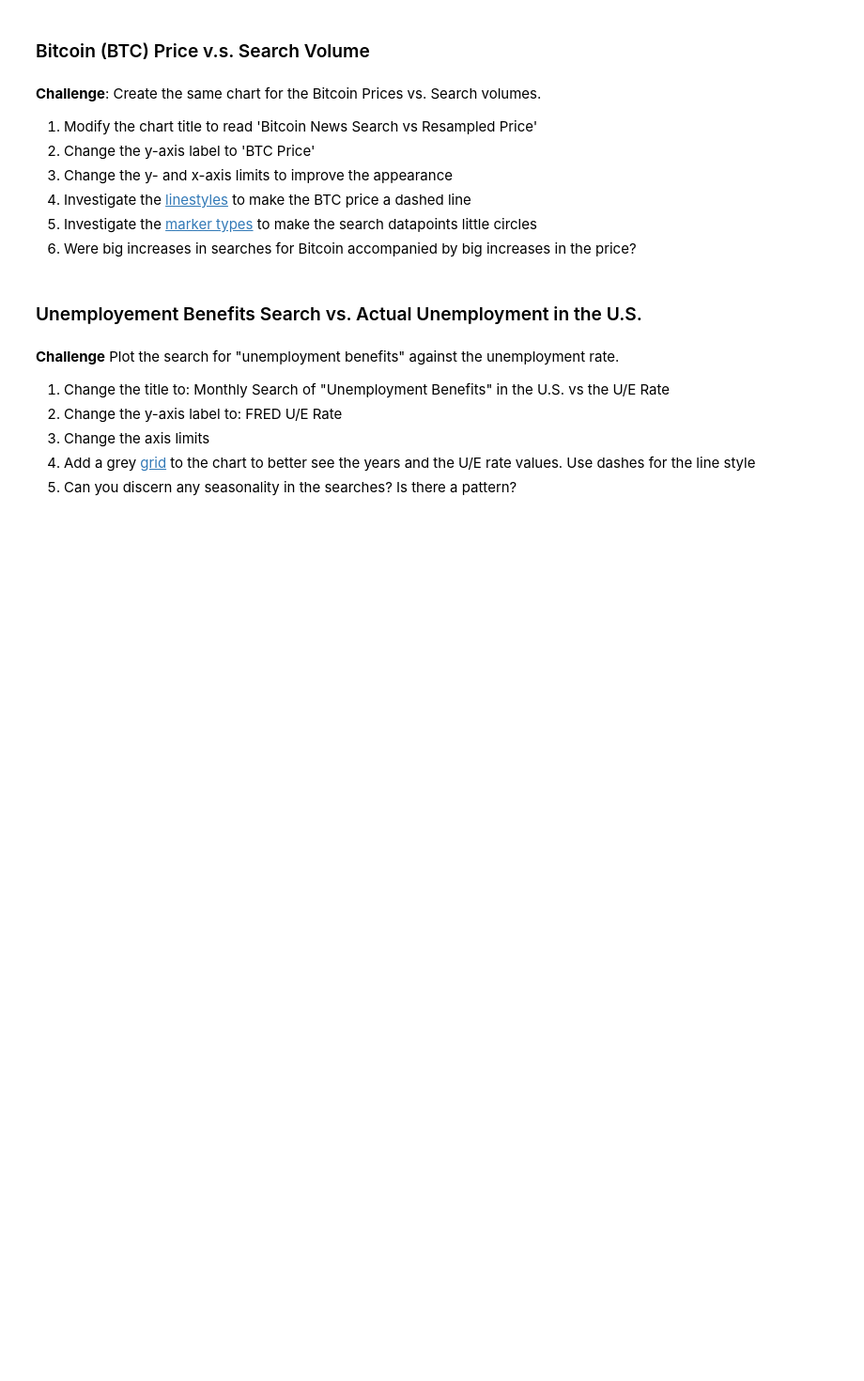
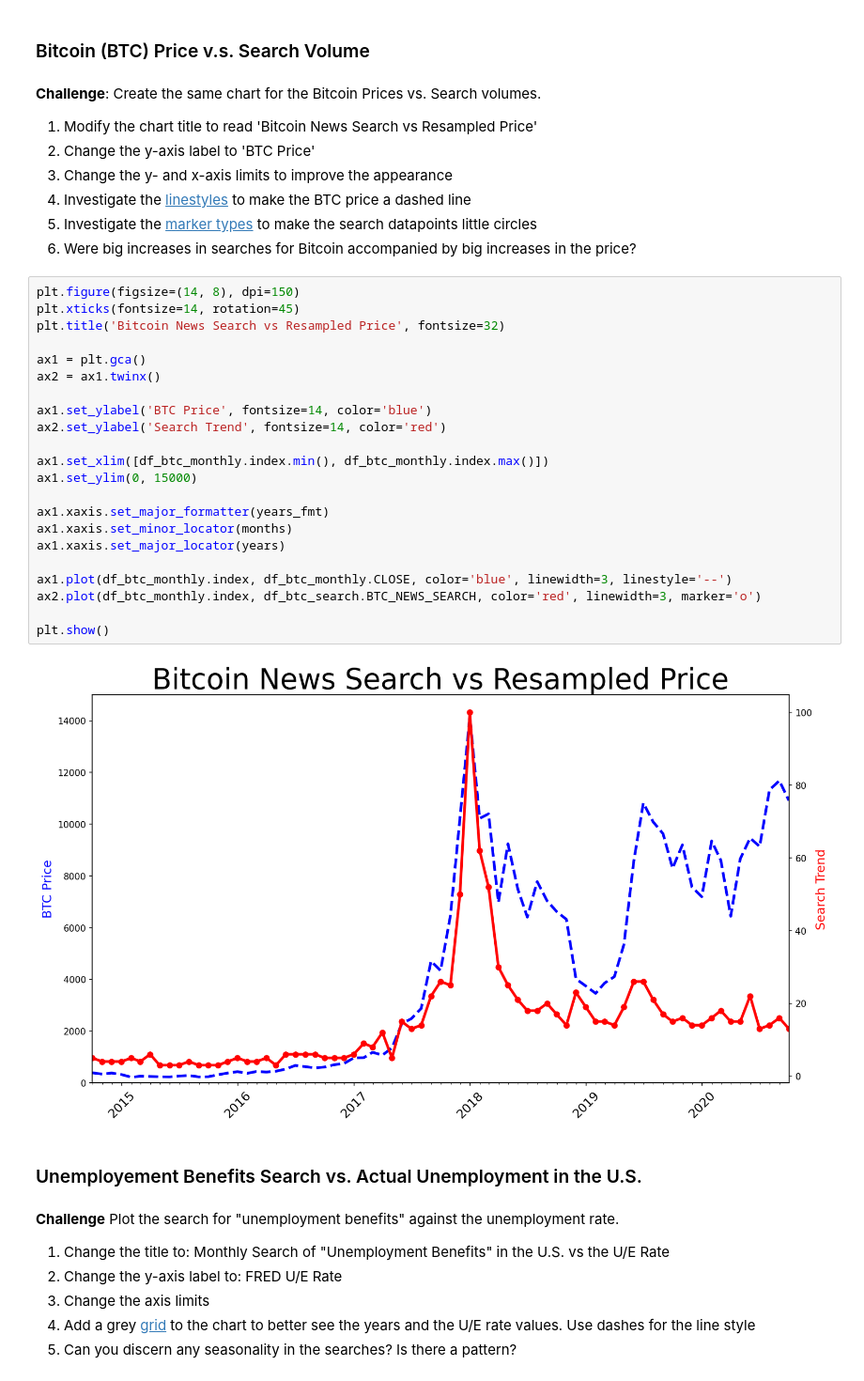
Before and after one commit to krook98/Google-Trends-Data-Visualization, a Jupyter notebook: Google Trends and Data Visualisation (start).ipynb, the cells around one changed output. Shown: that part at 94% size. Drawn from its saved outputs; the diff is of its cells as text; blank space fills up the shorter version.

```diff
--- a/Google Trends and Data Visualisation (start).ipynb
+++ b/Google Trends and Data Visualisation (start).ipynb
@@ -251,6 +260,30 @@ register_matplotlib_converters()
 4. Investigate the [linestyles](https://matplotlib.org/3.2.1/api/_as_gen/matplotlib.pyplot.plot.html ) to make the BTC price a dashed line <br>
 5. Investigate the [marker types](https://matplotlib.org/3.2.1/api/markers_api.html) to make the search datapoints little circles <br>
 6. Were big increases in searches for Bitcoin accompanied by big increases in the price?
+# %%
+plt.figure(figsize=(14, 8), dpi=150)
+plt.xticks(fontsize=14, rotation=45)
+plt.title('Bitcoin News Search vs Resampled Price', fontsize=32)
+
+ax1 = plt.gca()
+ax2 = ax1.twinx()
+
+ax1.set_ylabel('BTC Price', fontsize=14, color='blue')
+ax2.set_ylabel('Search Trend', fontsize=14, color='red')
+
+ax1.set_xlim([df_btc_monthly.index.min(), df_btc_monthly.index.max()])
+ax1.set_ylim(0, 15000)
+
+ax1.xaxis.set_major_formatter(years_fmt)
+ax1.xaxis.set_minor_locator(months)
+ax1.xaxis.set_major_locator(years)
+
+ax1.plot(df_btc_monthly.index, df_btc_monthly.CLOSE, color='blue', linewidth=3, linestyle='--')
+ax2.plot(df_btc_monthly.index, df_btc_search.BTC_NEWS_SEARCH, color='red', linewidth=3, marker='o')
+
+plt.show()
+# %% [output]
+[figure, added]
 # %% [markdown]
 ### Unemployement Benefits Search vs. Actual Unemployment in the U.S.
 # %% [markdown]
```
Also changed, not shown: parts of 3 cells of this notebook.
